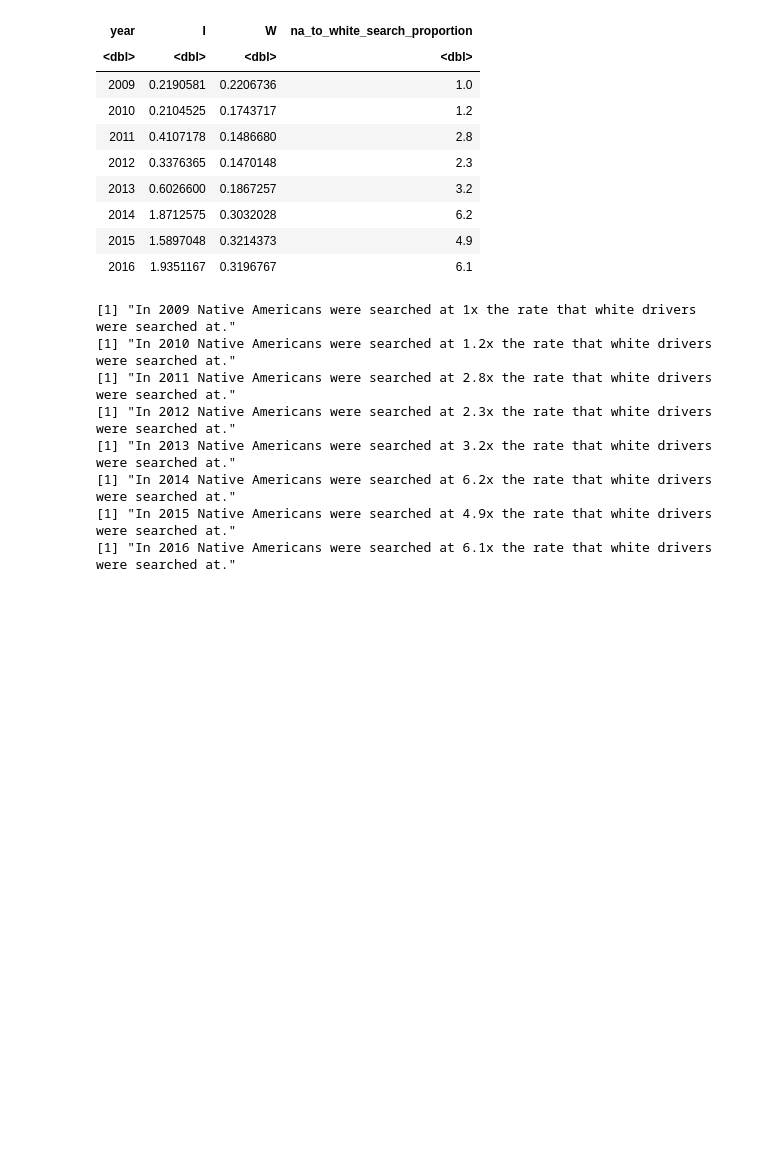
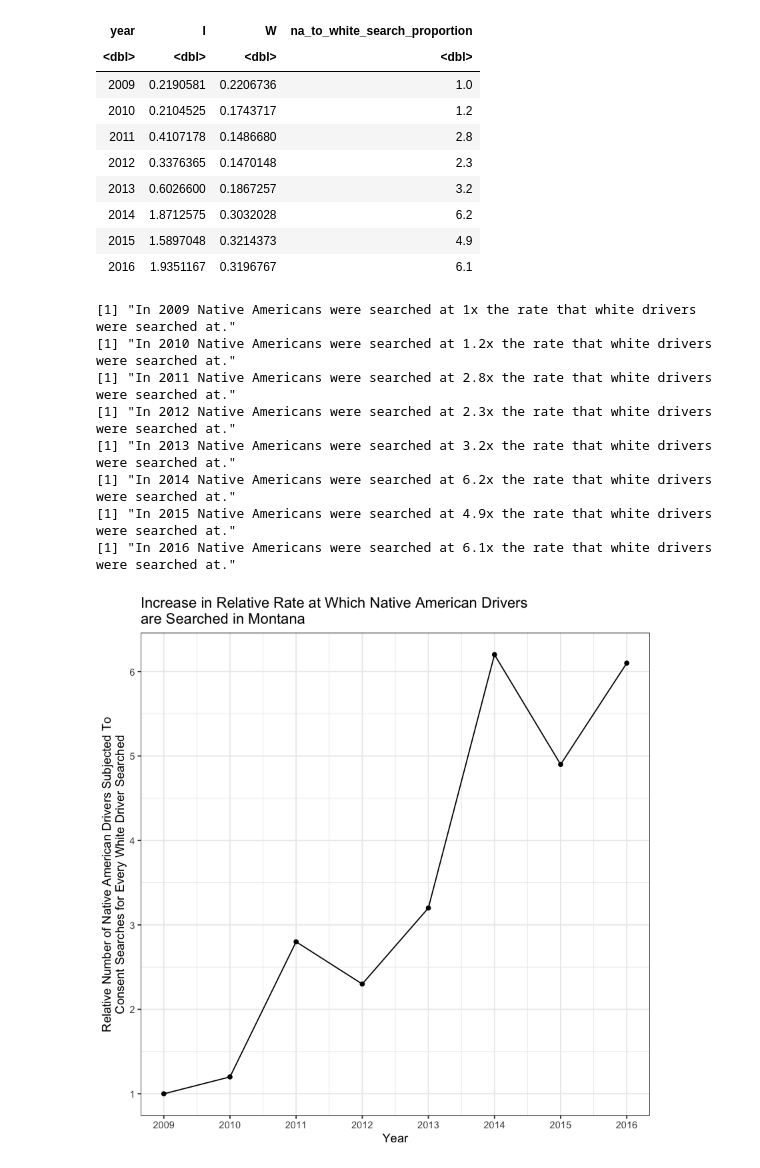
Before and after one commit to mattkiefer/biglocalpolicing, a Jupyter notebook: bulletproofing.ipynb, the cells around one changed output. Saved outputs shown, nothing was run; the diff lists cells and outputs as text; code cells hidden in the pictures; blank space fills up the shorter version.

```diff
--- a/bulletproofing.ipynb
+++ b/bulletproofing.ipynb
@@ -193,3 +203,24 @@ for (y in two_data$year) {
 [1] "In 2014 Native Americans were searched at 6.2x the rate that white drivers were searched at."
 [1] "In 2015 Native Americans were searched at 4.9x the rate that white drivers were searched at."
 [1] "In 2016 Native Americans were searched at 6.1x the rate that white drivers were searched at."
+# %%
+two_data %>%
+    ggplot(aes(x = year, y = na_to_white_search_proportion)) +
+    geom_point() +
+    geom_line() +
+    theme_bw() +
+    scale_x_continuous(
+    labels = two_data$year %>% as.character(),
+    breaks = two_data$year
+    ) +
+    scale_y_continuous(
+        labels = c(1:6) %>% as.character(),
+        breaks = c(1:6)
+    ) +
+    labs(
+        title = "Increase in Relative Rate at Which Native American Drivers\nare Searched in Montana",
+        x = "Year",
+        y = "Relative Number of Native American Drivers Subjected To\nConsent Searches for Every White Driver Searched"
+    )
+# %% [output]
+[figure, added]
```
Also changed, not shown: parts of 5 cells of this notebook, 2 other files.
